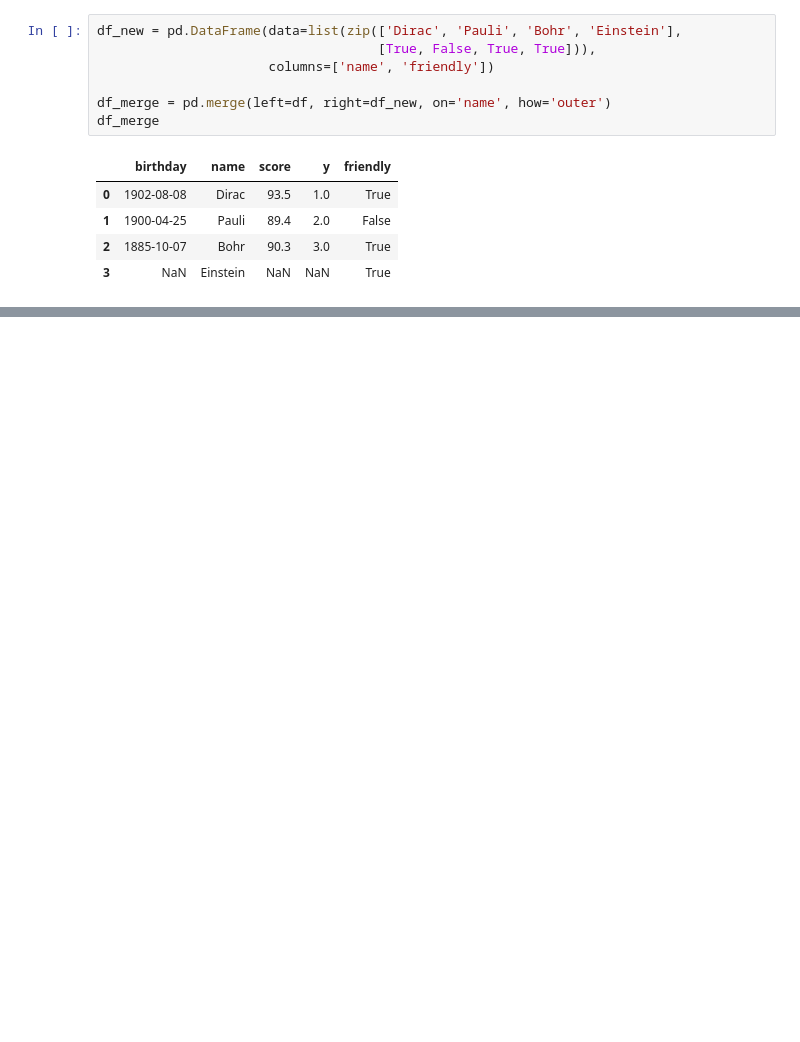
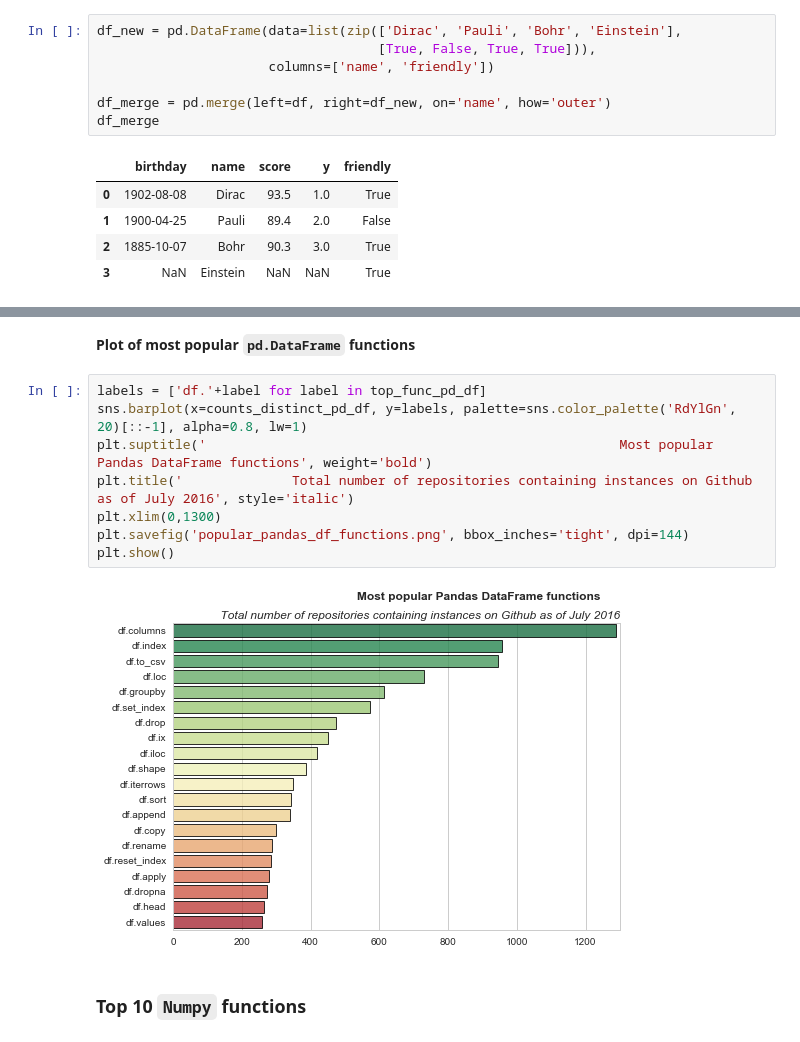
Before and after one commit to zazencodes/most_popular_functions, a Jupyter notebook: popular_python_functions.ipynb, the cells around one changed output, grey strips where cells are left out. Cells and saved outputs as stored; diff of their text form; blank space fills up the shorter version.

```diff
--- a/popular_python_functions.ipynb
+++ b/popular_python_functions.ipynb
@@ -305,0 +247,14 @@ pd.isnull(df_merge)
+# %% [markdown]
+**Plot of most popular `pd.DataFrame` functions**
+# %%
+labels = ['df.'+label for label in top_func_pd_df]
+sns.barplot(x=counts_distinct_pd_df, y=labels, palette=sns.color_palette('RdYlGn', 20)[::-1], alpha=0.8, lw=1)
+plt.suptitle('                                                     Most popular Pandas DataFrame functions', weight='bold')
+plt.title('              Total number of repositories containing instances on Github as of July 2016', style='italic')
+plt.xlim(0,1300)
+plt.savefig('popular_pandas_df_functions.png', bbox_inches='tight', dpi=144)
+plt.show()
+# %% [output]
+[figure, added]
+# %% [markdown]
+### Top 10 `Numpy` functions
```
Also changed, not shown: parts of 83 cells of this notebook, 6 other files.
